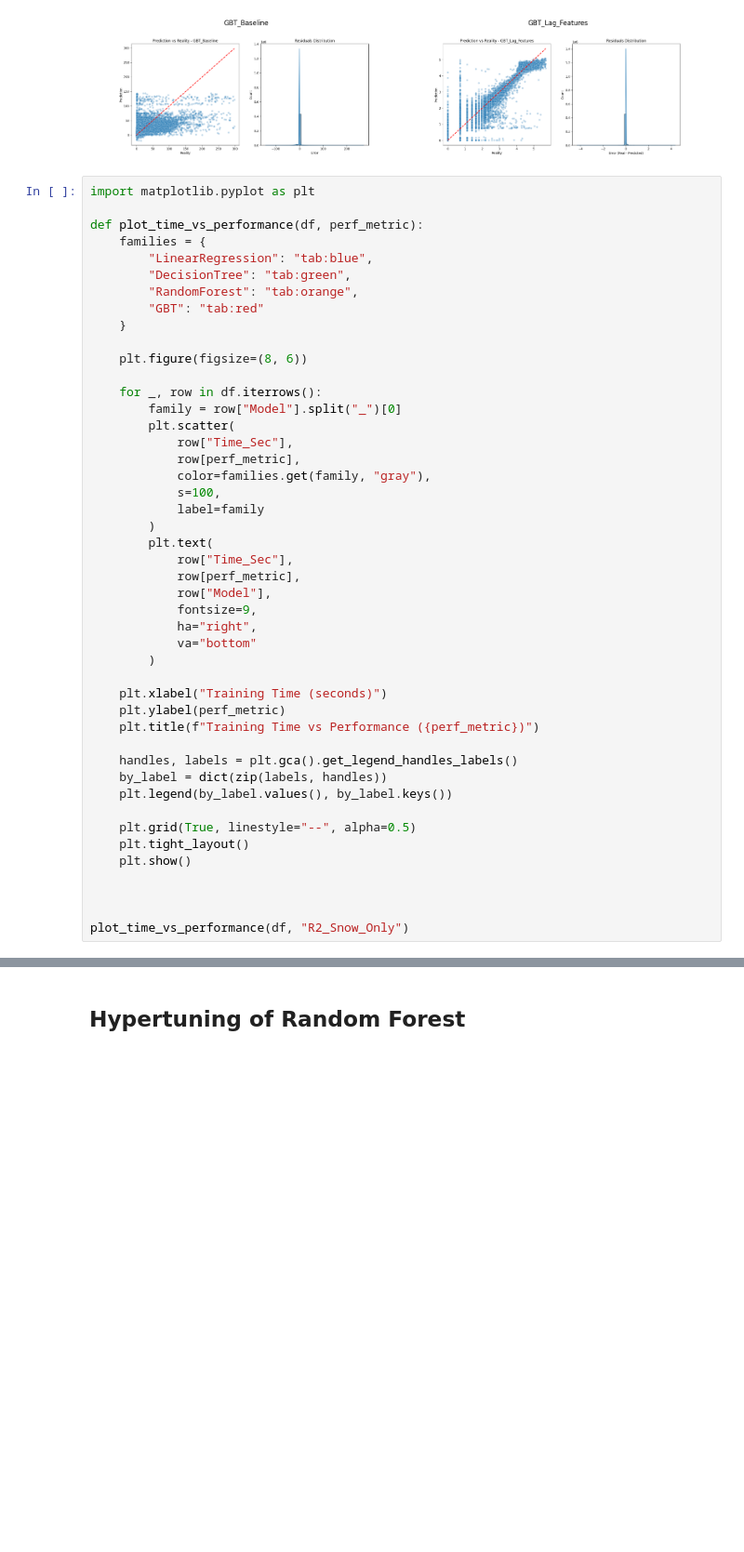
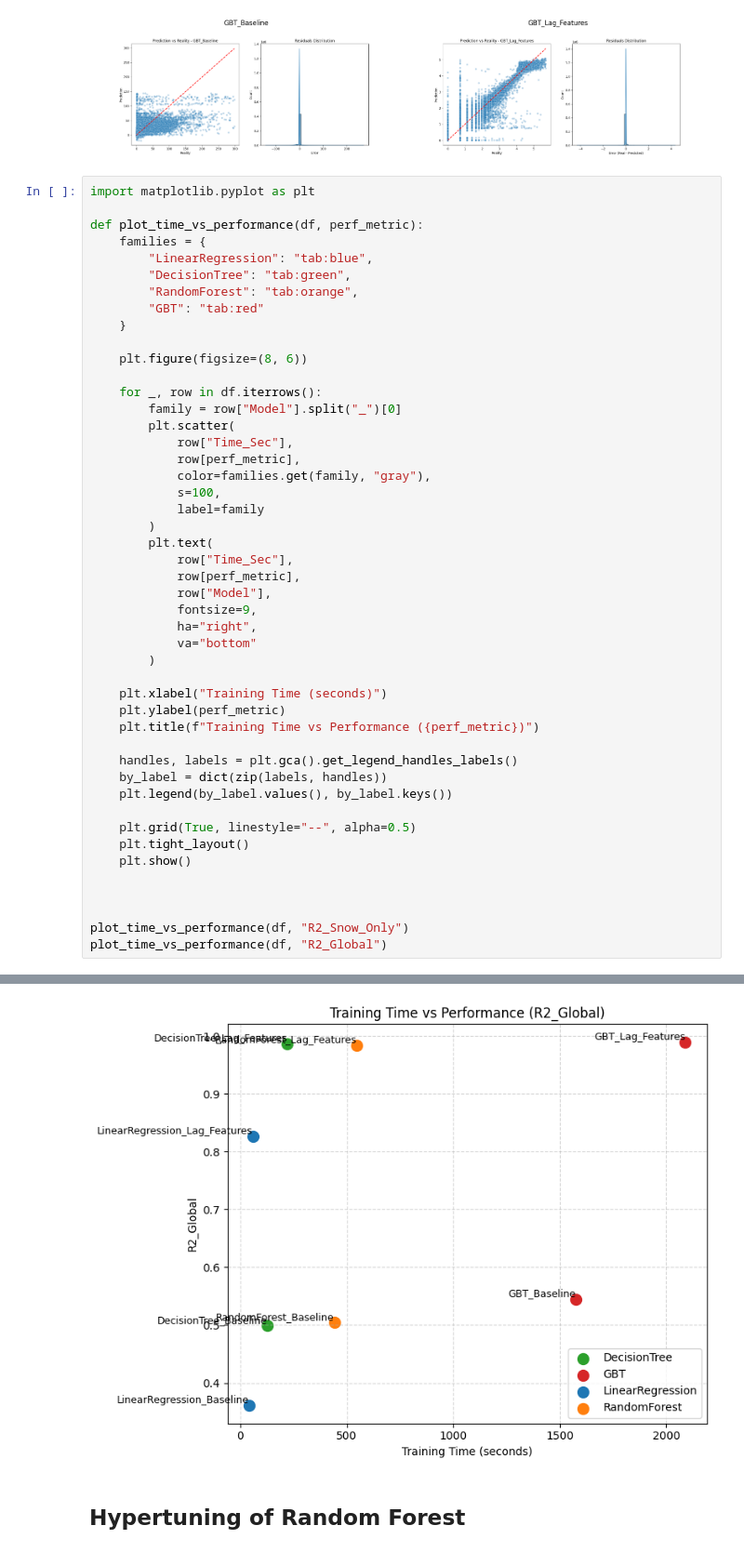
Before and after one commit to MariaGoico/Final-Project-LSDA, a Jupyter notebook: regression_comparison.ipynb, the cells around one changed output, grey strips where cells are left out. Shown at 93% size. Cells and saved outputs as stored; diff of their text form; blank space fills up the shorter version.

```diff
--- a/regression_comparison.ipynb
+++ b/regression_comparison.ipynb
@@ -1621,33 +1621,35 @@ def plot_time_vs_performance(df, perf_metric):
             color=families.get(family, "gray"),
             s=100,
             label=family
         )
         plt.text(
             row["Time_Sec"],
             row[perf_metric],
             row["Model"],
             fontsize=9,
             ha="right",
             va="bottom"
         )
 
     plt.xlabel("Training Time (seconds)")
     plt.ylabel(perf_metric)
     plt.title(f"Training Time vs Performance ({perf_metric})")
 
     handles, labels = plt.gca().get_legend_handles_labels()
     by_label = dict(zip(labels, handles))
     plt.legend(by_label.values(), by_label.keys())
 
     plt.grid(True, linestyle="--", alpha=0.5)
     plt.tight_layout()
     plt.show()
 
 
 
 plot_time_vs_performance(df, "R2_Snow_Only")
+plot_time_vs_performance(df, "R2_Global")
 # %% [output]
 [figure]
+[figure, added]
 # %% [markdown]
 ## Hypertuning of Random Forest
 # %%
```
Also changed, not shown: 4 other files.
